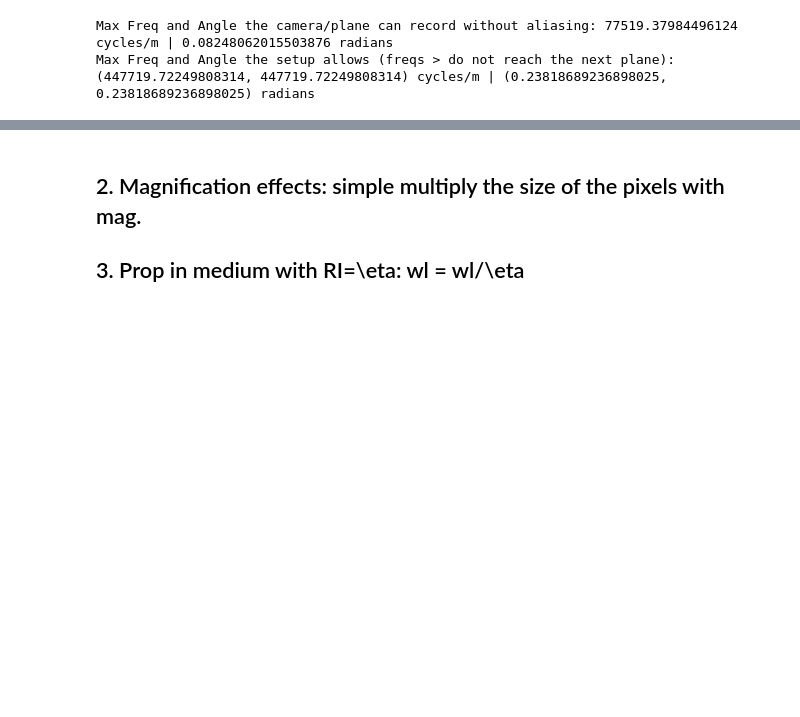
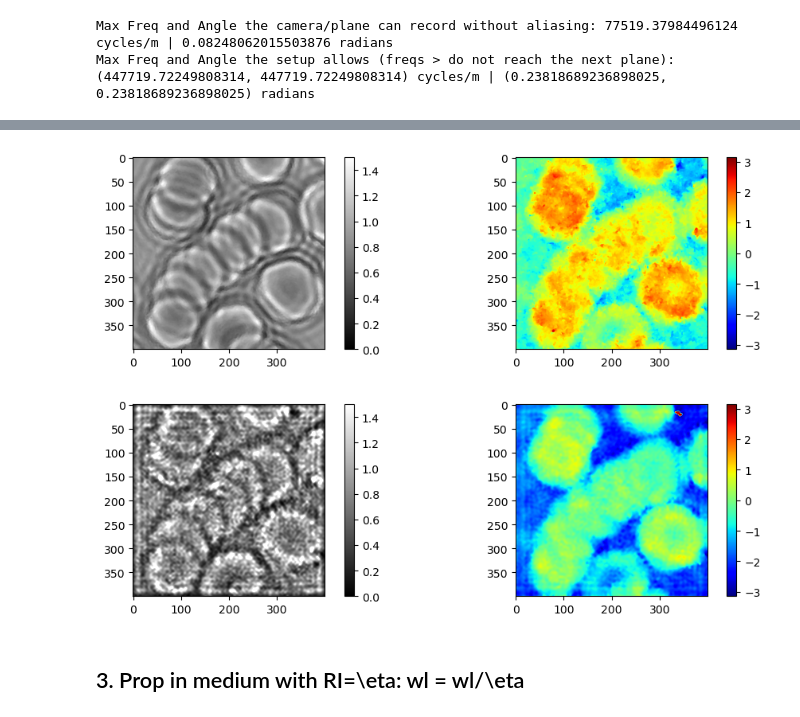
Before and after one commit to Muhammad-Kazim/wave_prop_package, a Jupyter notebook: examples/v1_propagation_angular_spectrum.ipynb, the cells around one changed output, grey strips where cells are left out. Drawn from its saved outputs; the diff is of its cells as text; code cells hidden in the pictures; blank space fills up the shorter version.

```diff
--- a/examples/v1_propagation_angular_spectrum.ipynb
+++ b/examples/v1_propagation_angular_spectrum.ipynb
@@ -147,3 +189,45 @@ Max Freq and Angle the setup allows (freqs > do not reach the next plane): (4477
+# %%
+wl = 532*1e-9
+mag = 100
+
+# sample
+sample_name = '../outputs/Reconstruction/blood_01_01.mat'
+
+A = np.array(h5py.File(sample_name, 'r').get('A'))[200:600, 200:600]
+P = gaussian_filter(2*np.pi/wl*np.array(h5py.File(sample_name, 'r').get('phi'))*6.45e-6**2/1.43e-3, 0.3)[200:600, 200:600] # phase in radians
+
+wave_0 = A*np.exp(1j*P)
+wave_0 = wave_0.T
+
+wave_obj = free_space_prop.Wave2d(
+    numPx = [400, 400],
+    sizePx = [6.45e-6/100, 6.45e-6/100],
+    wl = wl
+)
+
+wave_obj.wavefield(wave_0)
+
+fig, axs = plt.subplots(1, 2, figsize=(10, 3), tight_layout=True)
+cp_amp = axs[0].imshow(np.abs(wave_obj.wavefield_z0)**2, vmax=1.5, vmin=0., cmap='gray')
+cp_ang = axs[1].imshow((np.angle(wave_obj.wavefield_z0)), vmin=-1*np.pi, vmax=np.pi, cmap='jet')
+
+plt.colorbar(cp_amp, ax=axs[0])
+plt.colorbar(cp_ang, ax=axs[1])
+
+plt.show()
+
+_ = wave_obj.propogate(1.5e-6)
+
+fig, axs = plt.subplots(1, 2, figsize=(10, 3), tight_layout=True)
+cp_amp = axs[0].imshow(np.abs(wave_obj.wavefield_z1)**2, vmax=1.5, vmin=0., cmap='gray')
+cp_ang = axs[1].imshow(np.angle(wave_obj.wavefield_z1), vmin=-1*np.pi, vmax=np.pi, cmap='jet')
+
+plt.colorbar(cp_amp, ax=axs[0])
+plt.colorbar(cp_ang, ax=axs[1])
+
+plt.show()
+# %% [output]
+[figure, added]
+[figure, added]
 # %% [markdown]
-## 2. Magnification effects: simple multiply the size of the pixels with mag.
 ## 3. Prop in medium with RI=\eta: wl = wl/\eta
```
Also changed, not shown: parts of 3 cells of this notebook.
